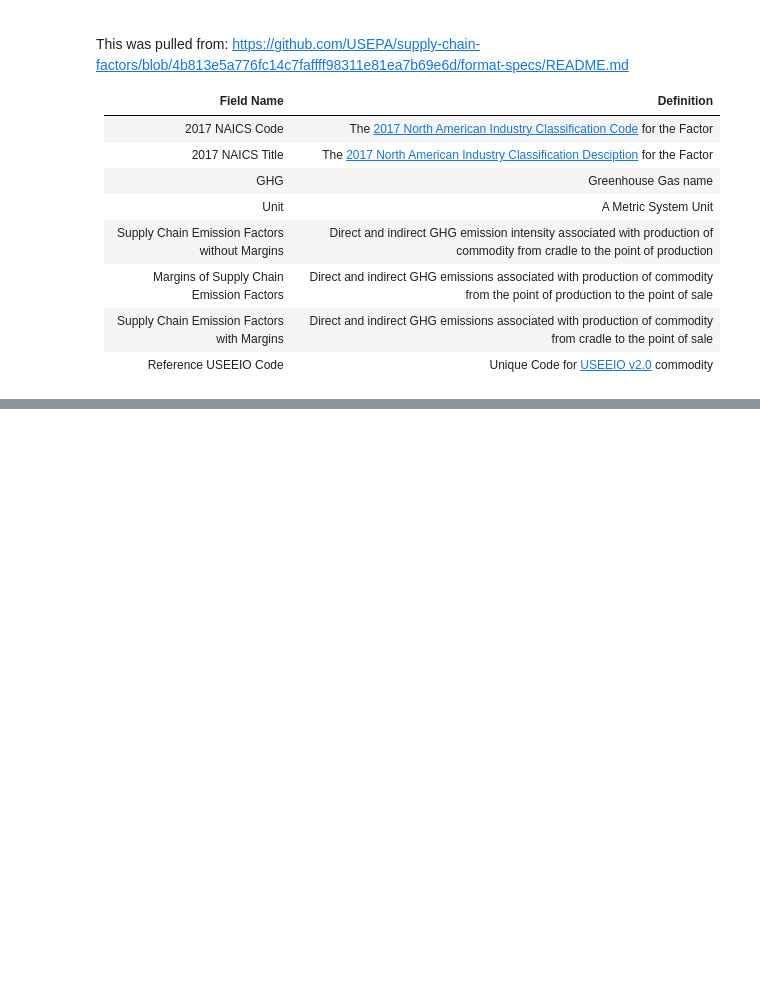
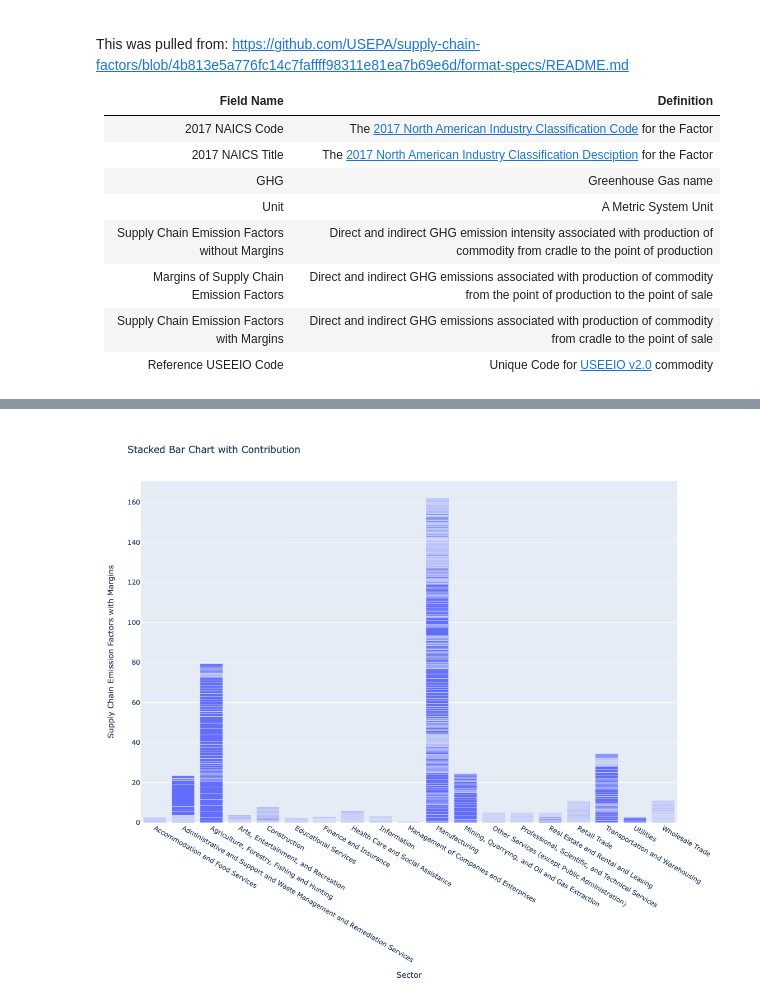
Before and after one commit to OwenMichuda/data-analyst-projects, a Jupyter notebook: Environmental_Analysis/Environmental_Data_Visualizations.ipynb, the cells around one changed output, grey strips where cells are left out. Saved outputs shown, nothing was run; the diff lists cells and outputs as text; code cells hidden in the pictures; blank space fills up the shorter version.

```diff
--- a/Environmental_Analysis/Environmental_Data_Visualizations.ipynb
+++ b/Environmental_Analysis/Environmental_Data_Visualizations.ipynb
@@ -37,0 +82,8 @@ sorted_df.head(10)
+# %%
+fig = px.bar(df, x='Sector', y='Supply Chain Emission Factors with Margins', title='Stacked Bar Chart with Contribution',
+             hover_data=['2017 NAICS Title'], height=1000, width=1100)
+fig.update_traces(showlegend=False)
+fig.update_xaxes(categoryorder="category ascending")
+fig.show()
+# %% [output]
+[figure, added]
```
Also changed, not shown: parts of 2 cells of this notebook.
